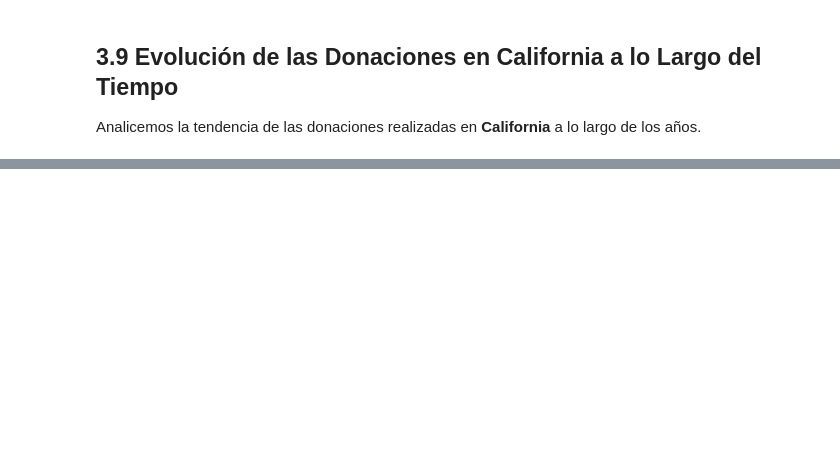
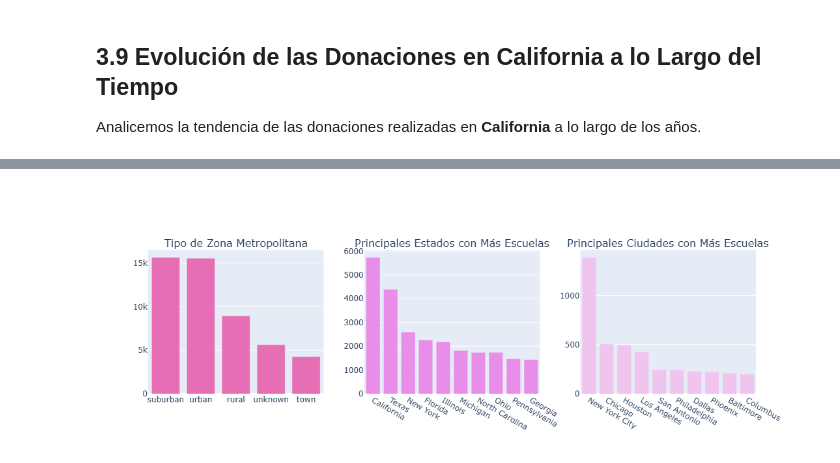
Before and after one commit to Marioleeyva/ADND_Prueba_Practica05, a Jupyter notebook: Practica05/Practica05_230117.ipynb, the cells around one changed output, grey strips where cells are left out. Saved outputs shown, nothing was run; the diff lists cells and outputs as text; code cells hidden in the pictures; blank space fills up the shorter version.

```diff
--- a/Practica05/Practica05_230117.ipynb
+++ b/Practica05/Practica05_230117.ipynb
@@ -2283,0 +2449,31 @@ iplot(fig)
+# %%
+# Volver a cargar sin renombrar
+schools_df = pd.read_csv(path+"Schools.csv", on_bad_lines='skip')
+
+# Ahora sí funciona con los nombres en inglés
+t1 = schools_df['School Metro Type'].value_counts()
+t2 = schools_df['School State'].value_counts()
+t3 = schools_df['School City'].value_counts()
+
+trace1 = bar_ver_noagg(t1.index[:10], t1.values[:10], "Tipo de Zona Metropolitana", '#e56eb5', None, None, 0, rt=True)
+trace2 = bar_ver_noagg(t2.index[:10], t2.values[:10], "Principales Estados con Más Escuelas", '#e88de8', None, None, 0, rt=True)
+trace3 = bar_ver_noagg(t3.index[:10], t3.values[:10], "Principales Ciudades con Más Escuelas", '#efc4ef', None, None, 0, rt=True)
+
+fig = tools.make_subplots(
+    rows=1,
+    cols=3,
+    print_grid=False,
+    subplot_titles=[
+        'Tipo de Zona Metropolitana',
+        'Principales Estados con Más Escuelas',
+        'Principales Ciudades con Más Escuelas'
+    ]
+)
+
+fig.append_trace(trace1, 1, 1)
+fig.append_trace(trace2, 1, 2)
+fig.append_trace(trace3, 1, 3)
+fig['layout'].update(height=400, showlegend=False)
+iplot(fig)
+# %% [output]
+[figure, added]
```
Also changed, not shown: parts of 21 cells of this notebook.
